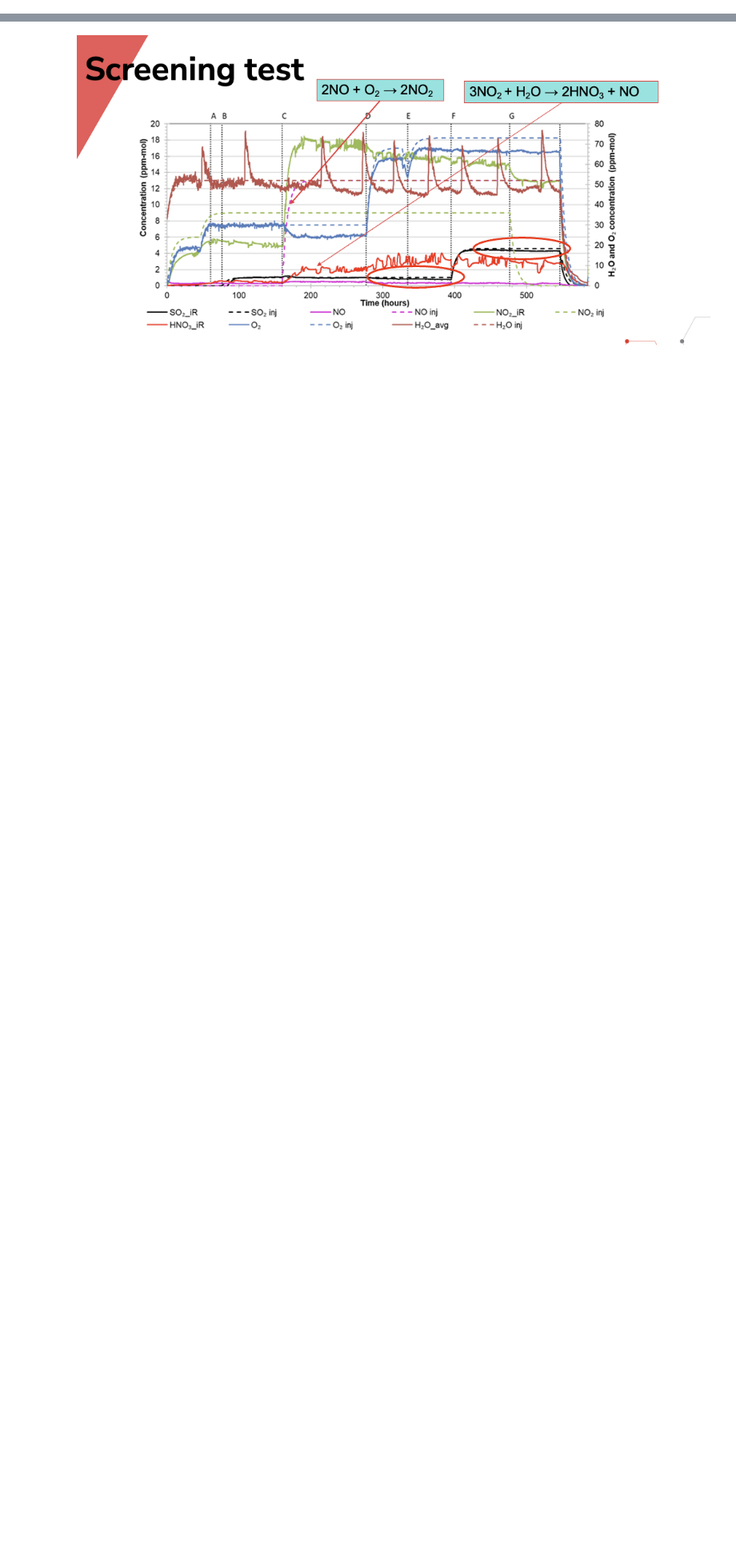
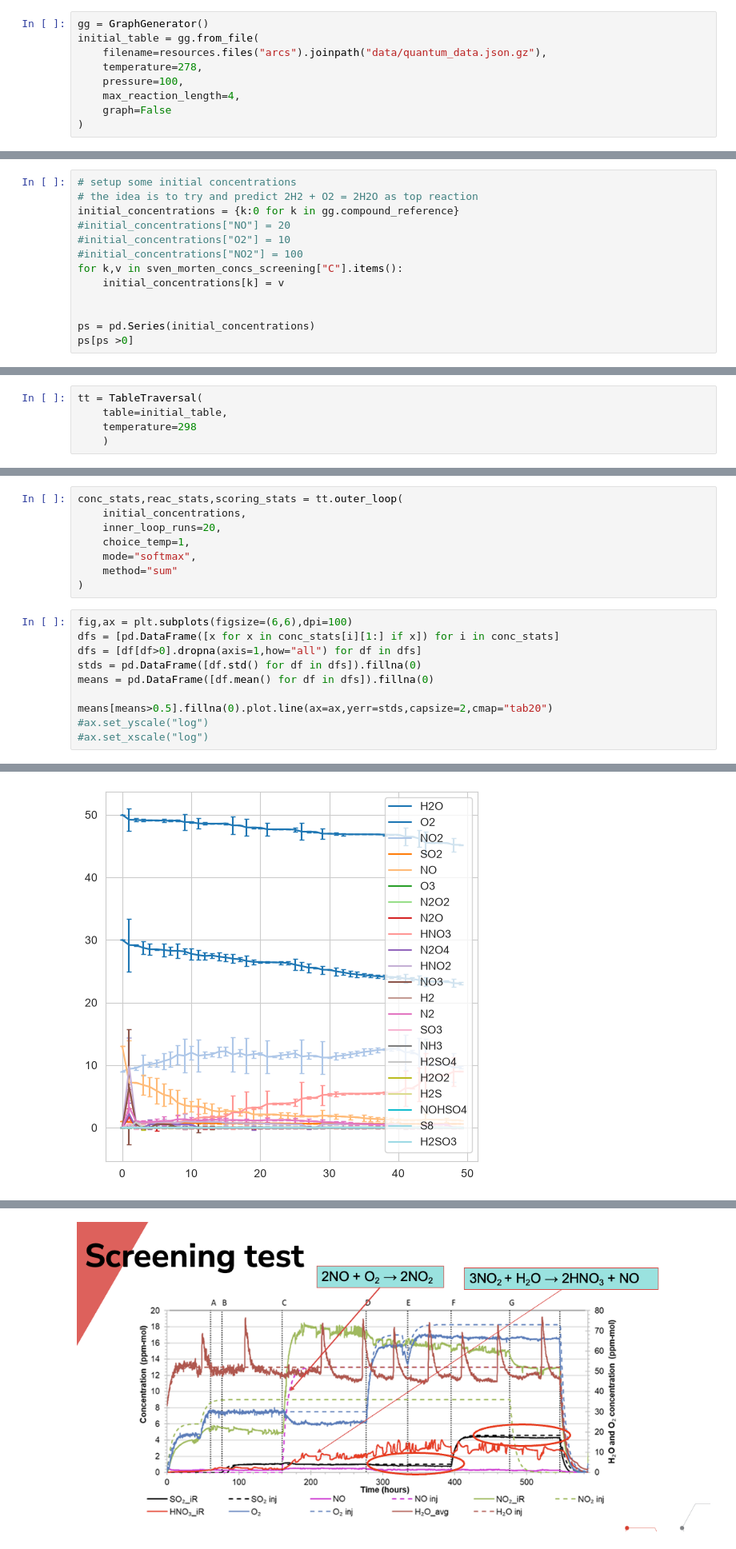
Before and after one commit to badw/arcs, a Jupyter notebook: examples/table_sandbox.ipynb, the cells around one changed output, grey strips where cells are left out. Shown at 80% size. Saved outputs shown, nothing was run; the diff lists cells and outputs as text; blank space fills up the shorter version.

```diff
--- a/examples/table_sandbox.ipynb
+++ b/examples/table_sandbox.ipynb
@@ -563,0 +33,9 @@ eqsystem
+# %%
+gg = GraphGenerator()
+initial_table = gg.from_file(
+    filename=resources.files("arcs").joinpath("data/quantum_data.json.gz"),
+    temperature=278,
+    pressure=100,
+    max_reaction_length=4,
+    graph=False
+)
@@ -563,0 +60,13 @@ eqsystem
+# %%
+# setup some initial concentrations
+# the idea is to try and predict 2H2 + O2 = 2H2O as top reaction
+initial_concentrations = {k:0 for k in gg.compound_reference}
+#initial_concentrations["NO"] = 20
+#initial_concentrations["O2"] = 10
+#initial_concentrations["NO2"] = 100
+for k,v in sven_morten_concs_screening["C"].items():
+    initial_concentrations[k] = v
+
+
+ps = pd.Series(initial_concentrations)
+ps[ps >0]
@@ -563,0 +81,5 @@ eqsystem
+# %%
+tt = TableTraversal(
+    table=initial_table,
+    temperature=298
+    )
@@ -563,0 +323,19 @@ eqsystem
+# %%
+conc_stats,reac_stats,scoring_stats = tt.outer_loop(
+    initial_concentrations,
+    inner_loop_runs=20,
+    choice_temp=1,
+    mode="softmax",
+    method="sum"
+)
+# %%
+fig,ax = plt.subplots(figsize=(6,6),dpi=100)
+dfs = [pd.DataFrame([x for x in conc_stats[i][1:] if x]) for i in conc_stats]
+dfs = [df[df>0].dropna(axis=1,how="all") for df in dfs]
+stds = pd.DataFrame([df.std() for df in dfs]).fillna(0)
+means = pd.DataFrame([df.mean() for df in dfs]).fillna(0)
+
+means[means>0.5].fillna(0).plot.line(ax=ax,yerr=stds,capsize=2,cmap="tab20")
+#ax.set_yscale("log")
+#ax.set_xscale("log")
+# %% [output]
@@ -563,0 +343 @@ eqsystem
+[figure, added]
```
Also changed, not shown: parts of 97 cells of this notebook, 2 other files.
